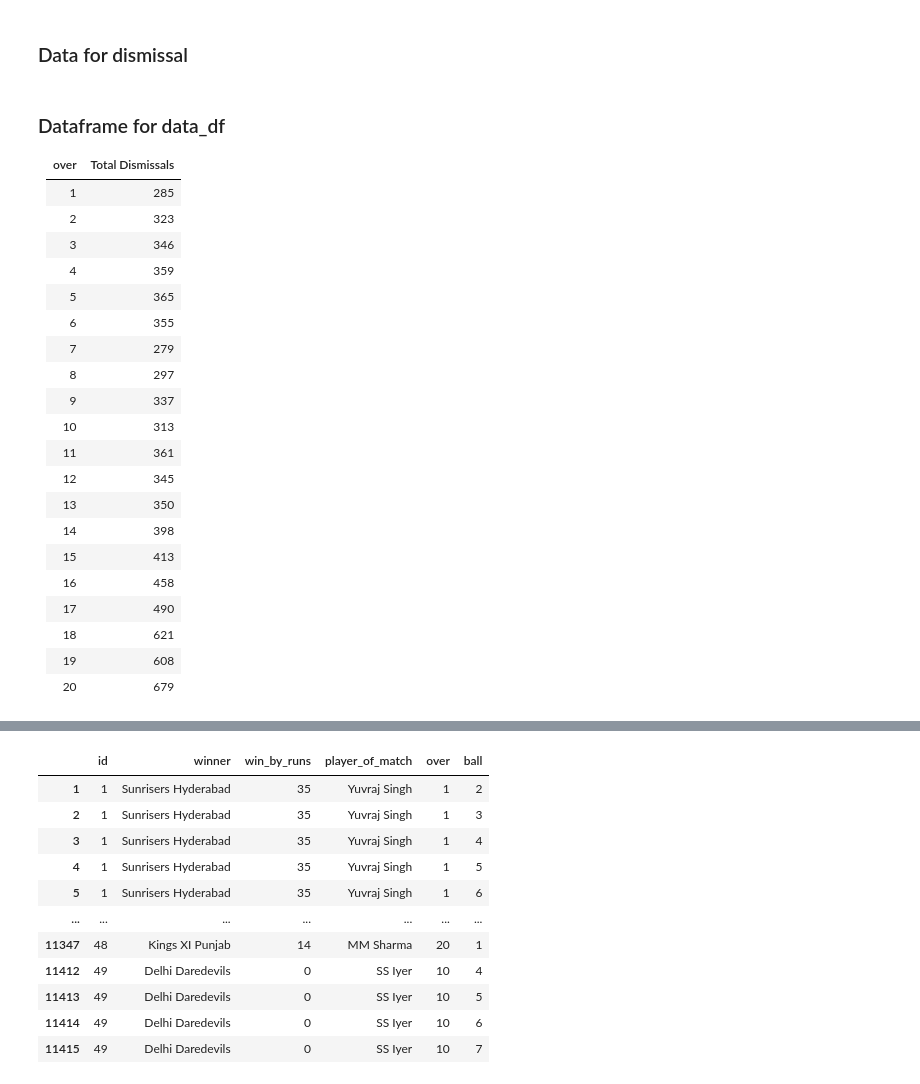
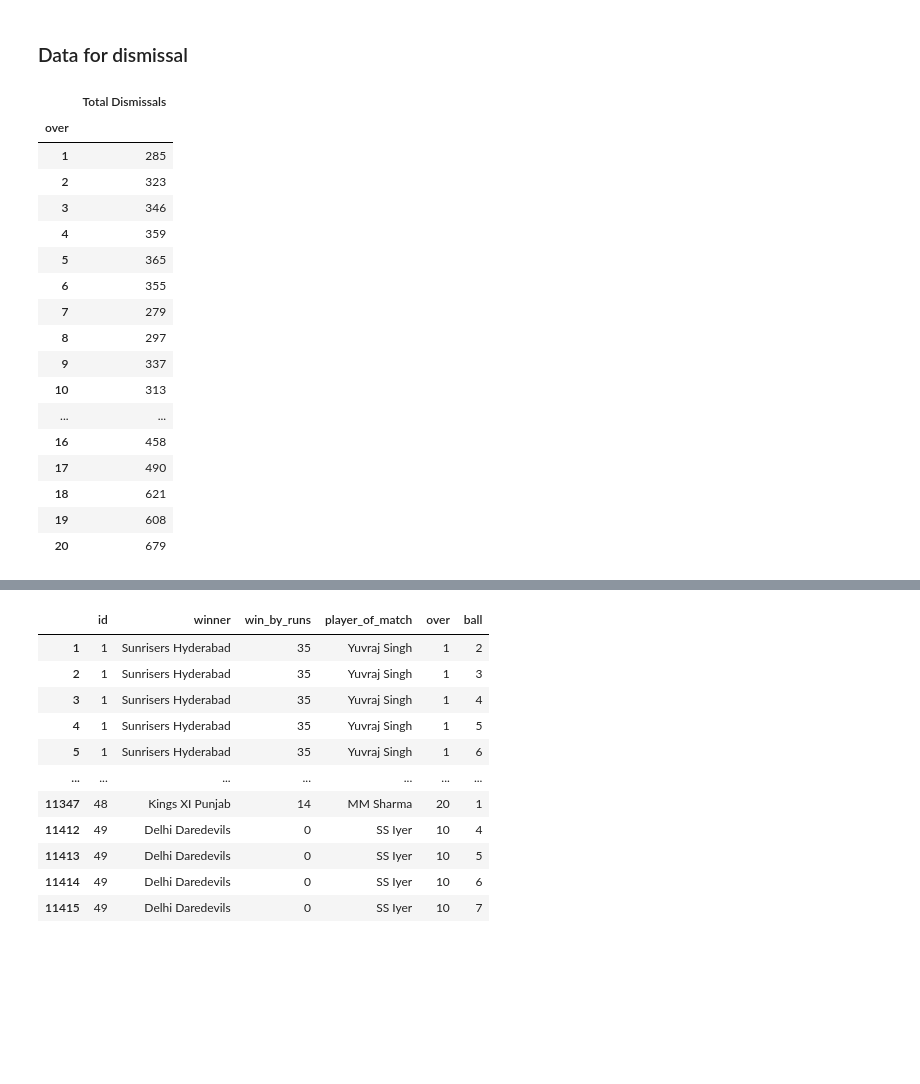
Before and after one commit to Utkarsh736/IPL_Data_Analysis, a Jupyter notebook: Template.ipynb, the cells around one changed output, grey strips where cells are left out. Cells and saved outputs as stored; diff of their text form; code cells hidden in the pictures; blank space fills up the shorter version.

```diff
--- a/Template.ipynb
+++ b/Template.ipynb
@@ -578,31 +579,26 @@ gayle4 = gayle.get_batsman_info(4)
 # %%
 out_df = deliveries_df.dropna(subset=['player_dismissed']).loc[(deliveries_df['dismissal_kind']!='run out')]
 data_df = out_df.value_counts('over').sort_index().to_frame('Total Dismissals')
+data_df
+# %% [output]
+|  | Total Dismissals |
+| over |  |
+| 1 | 285 |
+| 2 | 323 |
+| 3 | 346 |
+| 4 | 359 |
+| 5 | 365 |
+| 6 | 355 |
+| 7 | 279 |
+| 8 | 297 |
+| 9 | 337 |
+| 10 | 313 |
+| ... | ... |
+| 16 | 458 |
+| 17 | 490 |
+| 18 | 621 |
+| 19 | 608 |
+| 20 | 679 |
-# %% [markdown]
-### Dataframe for data_df
-
-|   over |   Total Dismissals |
-|:-------|-------------------:|
-|      1 |                285 |
-|      2 |                323 |
-|      3 |                346 |
-|      4 |                359 |
-|      5 |                365 |
-|      6 |                355 |
-|      7 |                279 |
-|      8 |                297 |
-|      9 |                337 |
-|     10 |                313 |
-|     11 |                361 |
-|     12 |                345 |
-|     13 |                350 |
-|     14 |                398 |
-|     15 |                413 |
-|     16 |                458 |
-|     17 |                490 |
-|     18 |                621 |
-|     19 |                608 |
-|     20 |                679 |
 # %%
 # Select id result winner win_by_runs win_by_wickets player_of_match from match_df
 
```
Also changed, not shown: parts of 15 cells of this notebook.
